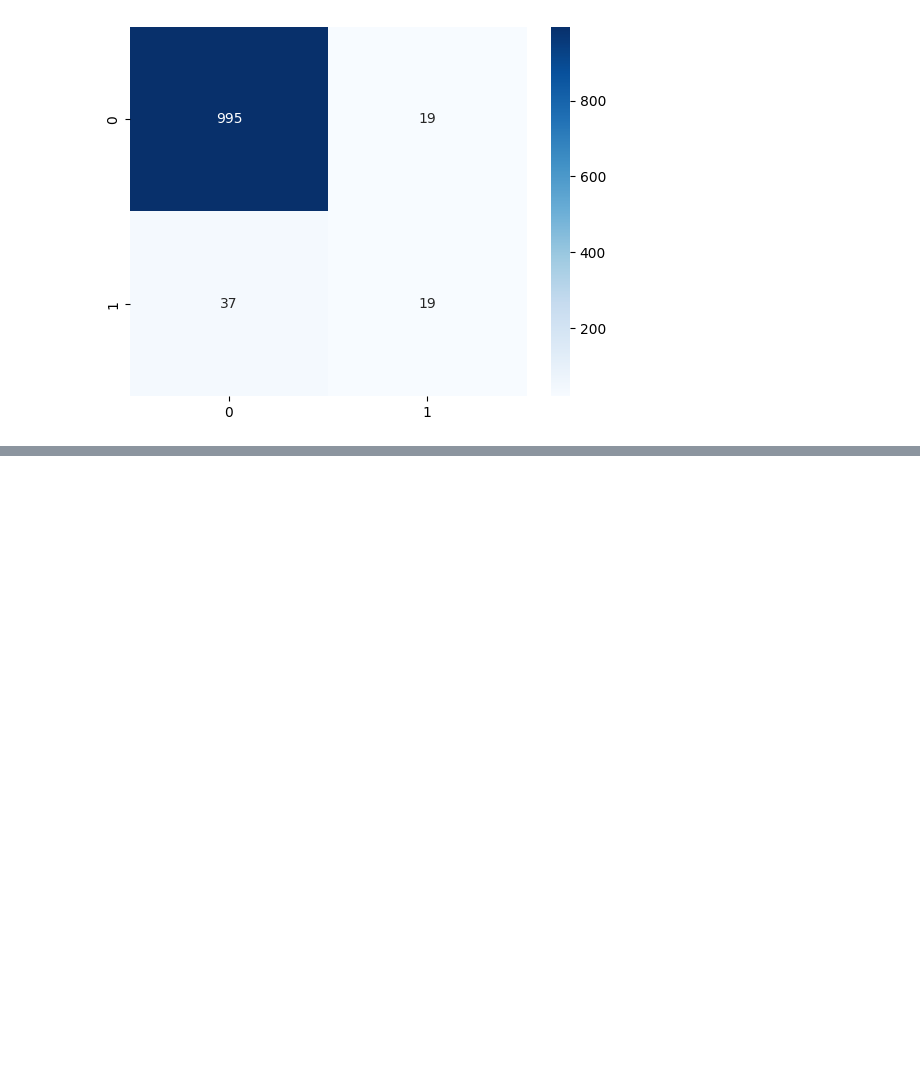
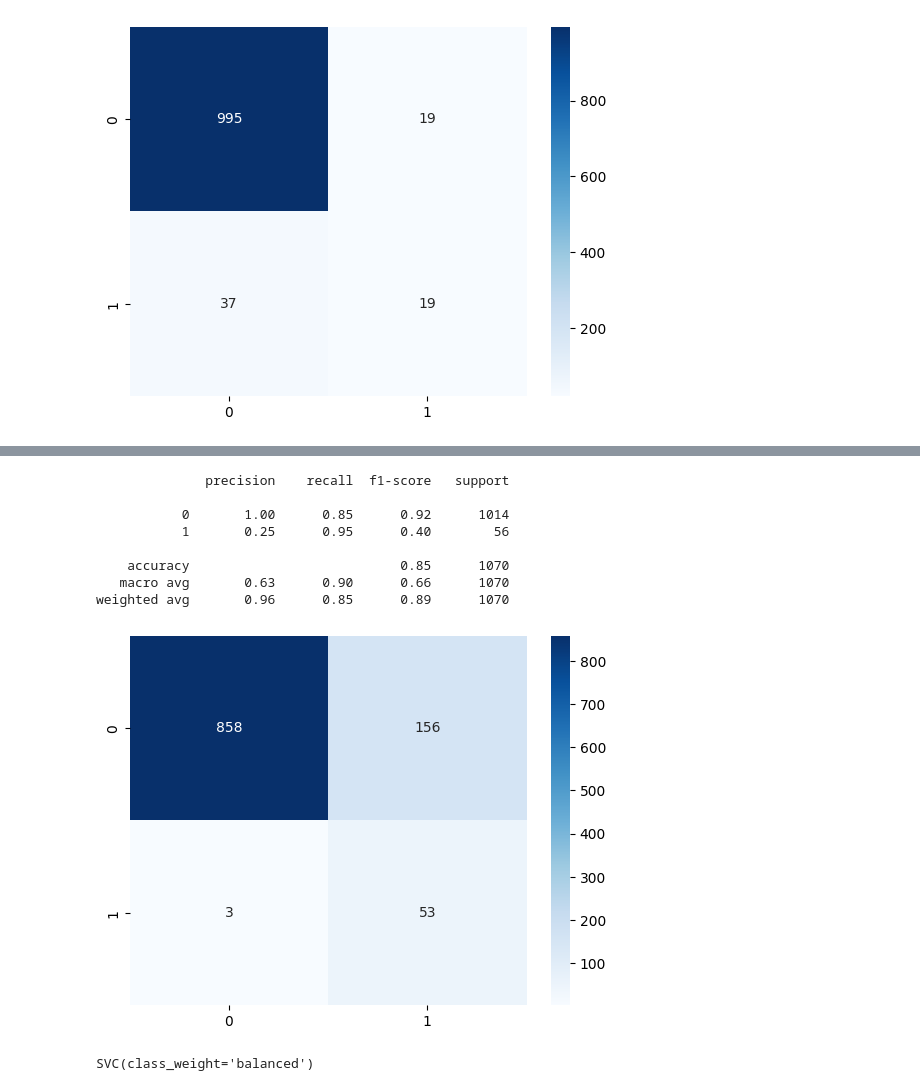
Before and after one commit to aroraomansh/F1-Prediction, a Jupyter notebook: main.ipynb, the cells around one changed output, grey strips where cells are left out. Cells and saved outputs as stored; diff of their text form; code cells hidden in the pictures; blank space fills up the shorter version.

```diff
--- a/main.ipynb
+++ b/main.ipynb
@@ -309,3 +368,8 @@ sns.heatmap(cm, annot=True, cmap='Blues',fmt='d');
    macro avg       0.73      0.66      0.69      1070
 weighted avg       0.94      0.95      0.94      1070
 [figure]
+# %%
+#svm
+from sklearn.svm import SVC
+svc = SVC(class_weight='balanced', kernel='linear')
+svc.fit(X_train, Y_train)
@@ -311,0 +391,23 @@ weighted avg       0.94      0.95      0.94      1070
+# %%
+y_pred=svc.predict(X_test)
+
+print(classification_report(Y_test, y_pred))
+
+cm=confusion_matrix(Y_test, y_pred)
+
+sns.heatmap(cm, annot=True, cmap='Blues',fmt='d');
+# %% [output]
+              precision    recall  f1-score   support
+
+           0       1.00      0.85      0.92      1014
+           1       0.25      0.95      0.40        56
+
+    accuracy                           0.85      1070
+   macro avg       0.63      0.90      0.66      1070
+weighted avg       0.96      0.85      0.89      1070
+[figure, added]
+# %%
+svc1=SVC(class_weight='balanced', kernel='rbf')
+svc1.fit(X_train, Y_train)
+# %% [output]
+SVC(class_weight='balanced')
```
Also changed, not shown: parts of 12 cells of this notebook, 1 other file.
